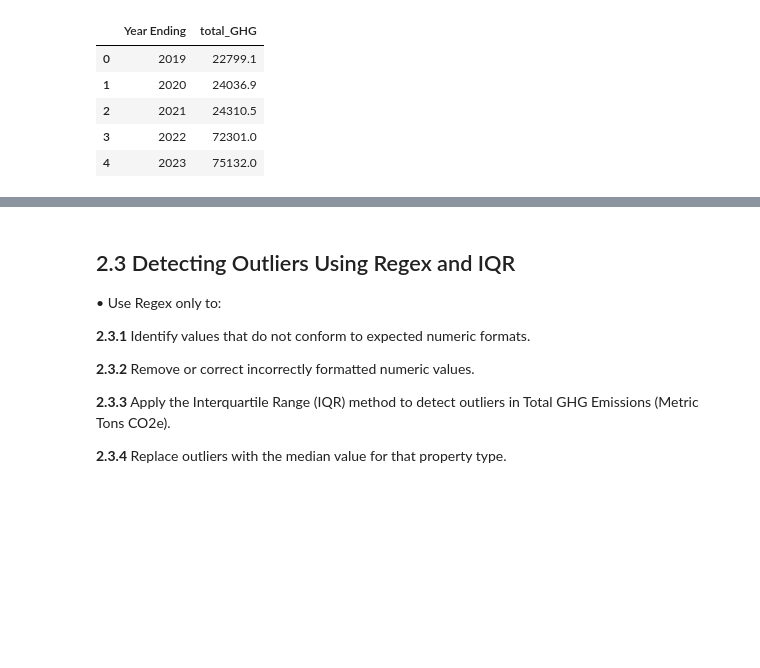
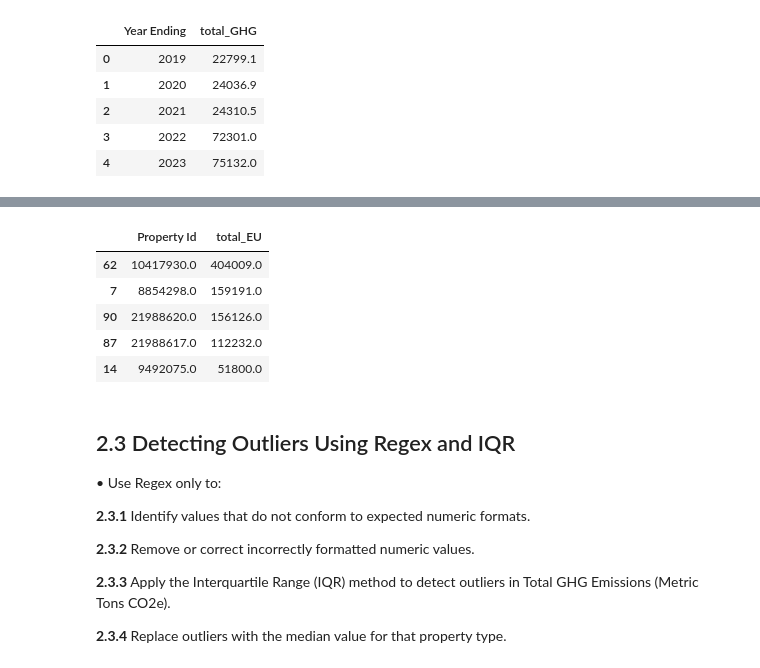
Before and after one commit to msthalegu/Analysis-of-Energy-Consumption-Trends-in-Calgary-, a Jupyter notebook: AssignmentFour.ipynb, the cells around one changed output, grey strips where cells are left out. Saved outputs shown, nothing was run; the diff lists cells and outputs as text; code cells hidden in the pictures; blank space fills up the shorter version.

```diff
--- a/AssignmentFour.ipynb
+++ b/AssignmentFour.ipynb
@@ -373,5 +384,19 @@ _____________ Top 5 Properties with Highest total energy consumption. __________
 
 ____________________________________________________________________________________________________
+# %%
+Total_top_5 = dfc.groupby('Property Id').agg(
+    total_EU=('Site Energy Use (GJ)', 'sum'),
+).reset_index()
+
+Total_top_5 = Total_top_5[['Property Id', 'total_EU']].sort_values('total_EU', ascending=False).head(5)
+Total_top_5
+# %% [output]
+|  | Property Id | total_EU |
+| 62 | 10417930.0 | 404009.0 |
+| 7 | 8854298.0 | 159191.0 |
+| 90 | 21988620.0 | 156126.0 |
+| 87 | 21988617.0 | 112232.0 |
+| 14 | 9492075.0 | 51800.0 |
 # %% [markdown]
 ## 2.3 Detecting Outliers Using Regex and IQR
 • Use Regex only to:
```
Also changed, not shown: parts of 7 cells of this notebook, 2 other files.
